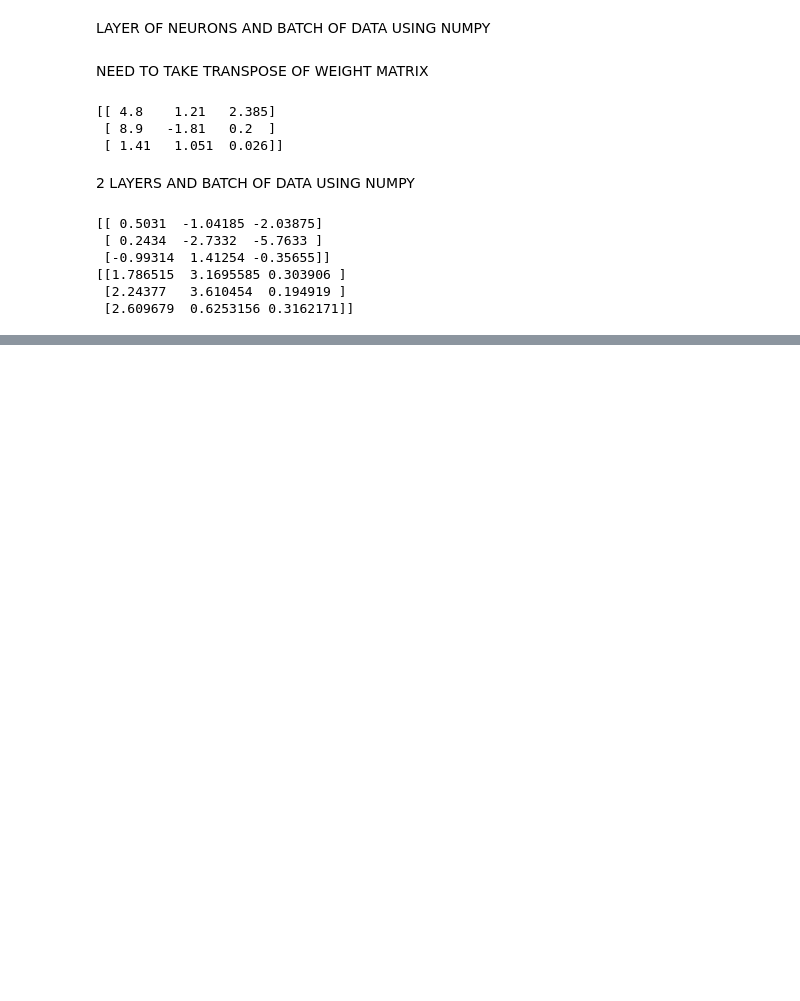
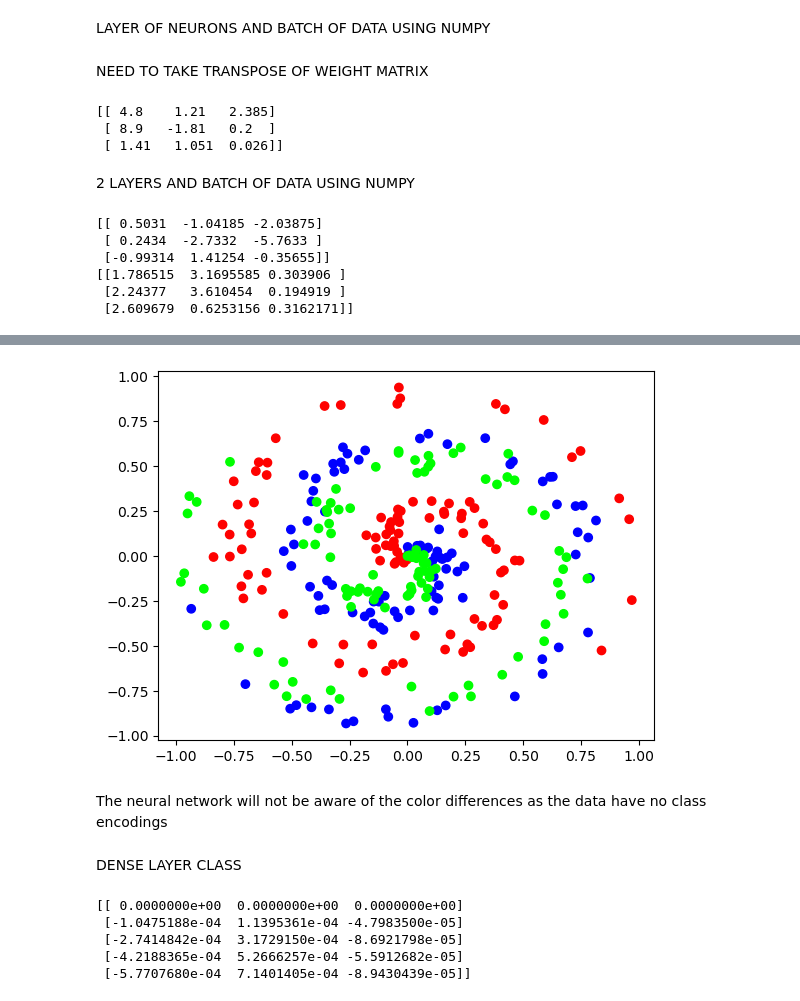
Before and after one commit to tcisne/Neural_Networks_From_Scratch_inPython, a Jupyter notebook: NeuralNetwork_FromScratch.ipynb, the cells around one changed output, grey strips where cells are left out. Cells and saved outputs as stored; diff of their text form; code cells hidden in the pictures; blank space fills up the shorter version.

Commit message:
Lecture 4 - Neural Networks

```diff
--- a/NeuralNetwork_FromScratch.ipynb
+++ b/NeuralNetwork_FromScratch.ipynb
@@ -207,0 +222,46 @@ print(layer3_outputs)
+# %%
+plt.scatter(X[:, 0], X[:, 1], c=y, cmap='brg')
+plt.show()
+# %% [output]
+[figure, added]
+# %% [markdown]
+The neural network will not be aware of the color differences as the data have no class encodings
+# %% [markdown]
+DENSE LAYER CLASS
+# %%
+import nnfs
+from nnfs.datasets import spiral_data
+import numpy as np
+import matplotlib.pyplot as plt
+
+nnfs.init()
+# Dense layer
+class Layer_Dense:
+    def __init__(self, n_inputs, n_neurons):
+        # Initialize weights and biases
+        self.weights = 0.01 * np.random.randn(n_inputs, n_neurons)
+        self.biases = np.zeros((1, n_neurons))
+
+    # Forward pass (define the forward pass method and only need to implement the np.dot() method once (the 1st time we call it))
+    # This method will be called when we want to perform a forward pass through the layer
+    def forward(self, inputs):
+        # Calculate output values from inputs, weights and biases
+        self.output = np.dot(inputs, self.weights) + self.biases
+
+# Create dataset
+X, y = spiral_data(samples=100, classes=3)
+# Create Dense layer with 2 input features and 3 output values (neurons)
+dense1 = Layer_Dense(2, 3)
+# Perform a forward pass of our training data through this layer (X*W + b)
+dense1.forward(X)
+# Let's see output of the first few samples (first 5 entries of the output array):
+print(dense1.output[:5])
+# Each column represents the output of a neuron, and each row represents the output of a neuron for a given sample.
+# The first column is the output of the first neuron, the second column is the output of the second neuron, and so on.
+# The first row is the output of the first neuron for the first sample, the second row is the output of the first neuron for the second sample, and so on.
+# %% [output]
+[[ 0.0000000e+00  0.0000000e+00  0.0000000e+00]
+ [-1.0475188e-04  1.1395361e-04 -4.7983500e-05]
+ [-2.7414842e-04  3.1729150e-04 -8.6921798e-05]
+ [-4.2188365e-04  5.2666257e-04 -5.5912682e-05]
+ [-5.7707680e-04  7.1401405e-04 -8.9430439e-05]]
```
Also changed, not shown: parts of 2 cells of this notebook.
